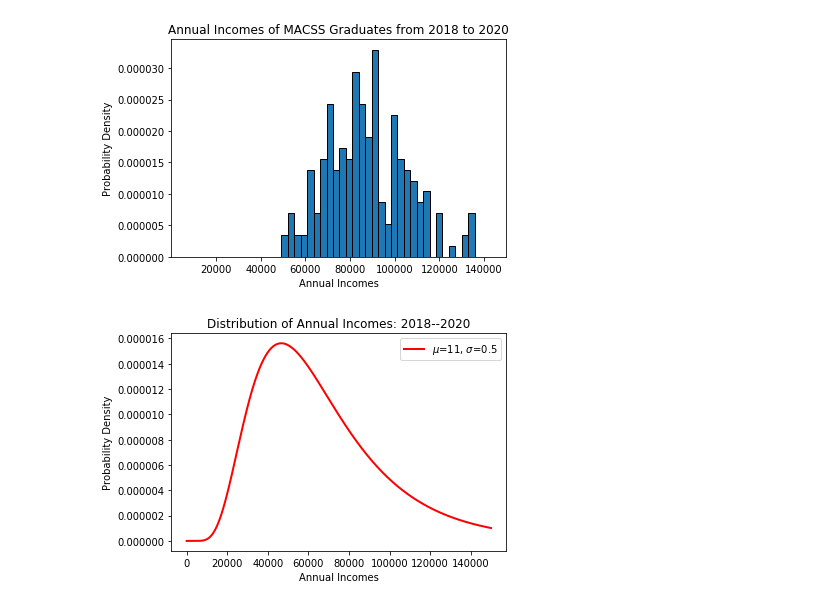
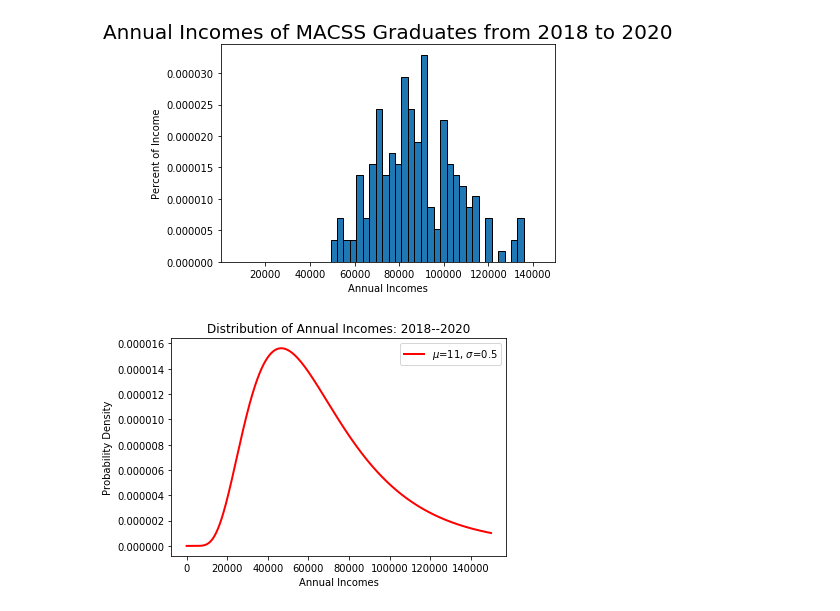
Before and after one commit to yongfeilu/persp-model-econ_w20, a Jupyter notebook: ProblemSets/PS4/Untitled.ipynb, the cells around one changed output. Cells and saved outputs as stored; diff of their text form; code cells hidden in the pictures.

```diff
--- a/ProblemSets/PS4/Untitled.ipynb
+++ b/ProblemSets/PS4/Untitled.ipynb
@@ -10,14 +10,15 @@ warnings.filterwarnings('ignore')
 # %%
 # (1)
 
 incomes = np.loadtxt('data/incomes.txt')
 num_bins = 30
 plt.hist(incomes, num_bins, edgecolor='k', normed=True)
-plt.title("Annual Incomes of MACSS Graduates from 2018 to 2020")
+plt.title("Annual Incomes of MACSS Graduates from 2018 to 2020",
+         fontsize=20)
 plt.xlabel("Annual Incomes")
-plt.ylabel("Probability Density")
+plt.ylabel("Percent of Income")
 plt.xlim([1, 150000])
 plt.show()
 # %% [output]
-[figure, old version]
+[figure, new version]
 # %%
```
Also changed, not shown: parts of 3 cells of this notebook, 7 other files.
